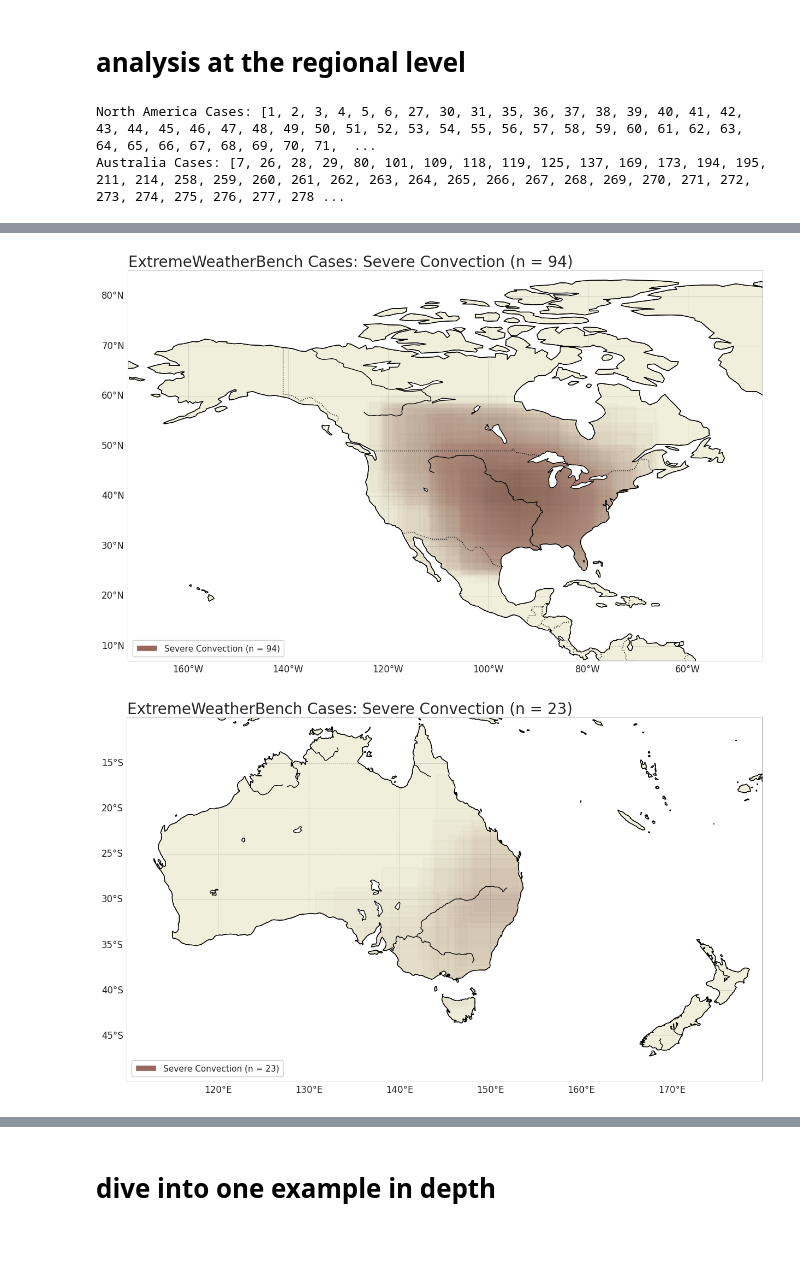
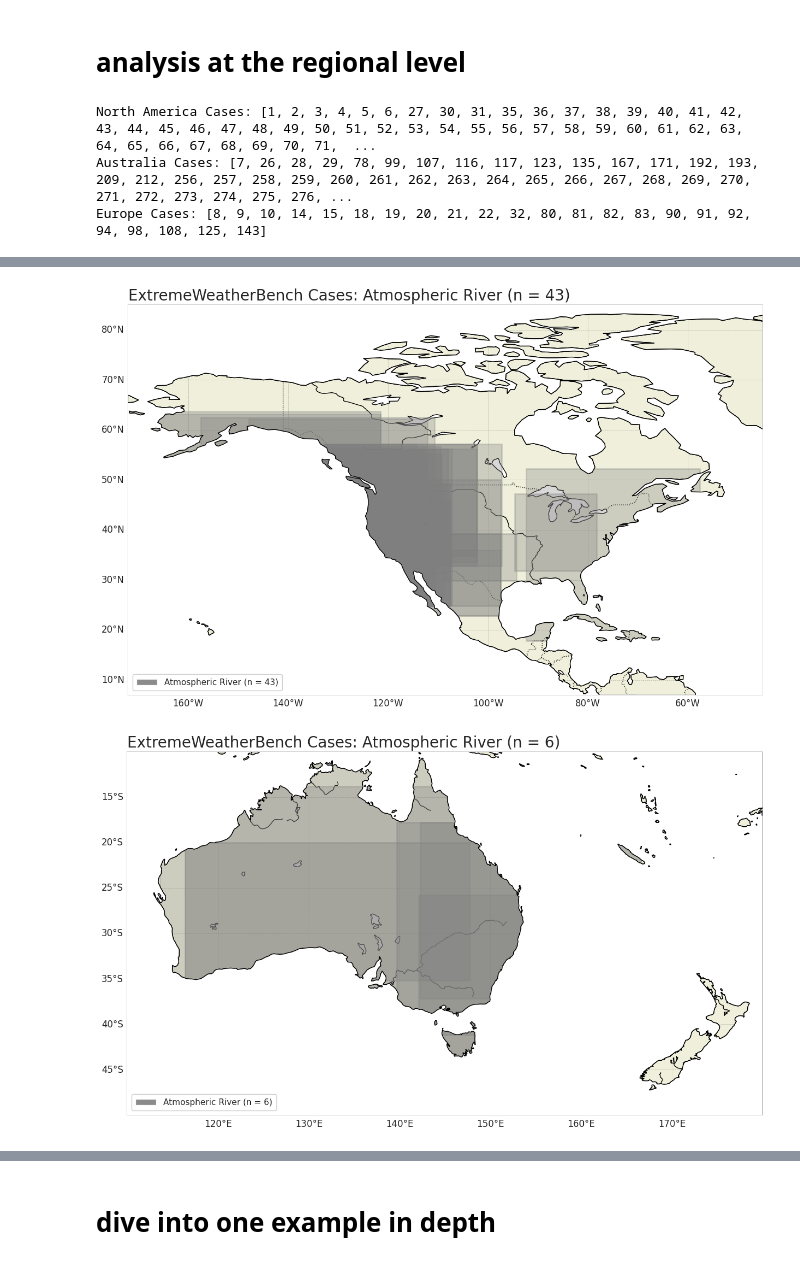
Before and after one commit to amymcgovern/extreme-weather-bench-paper, a Jupyter notebook: src/plots/ar_figures.ipynb, the cells around one changed output, grey strips where cells are left out. Cells and saved outputs as stored; diff of their text form; code cells hidden in the pictures.

```diff
--- a/src/plots/ar_figures.ipynb
+++ b/src/plots/ar_figures.ipynb
@@ -172,6 +237,11 @@ pp.plot_results_by_metric(data=ar_data_csi, settings=ar_settings_csi,
 na_bounding_box = [-172, -45, 7, 85]
 na_bounding_box_polygon = pp.get_polygon_from_bounding_box(na_bounding_box)
 na_bounding_region = regions.BoundingBoxRegion(latitude_min=7, latitude_max=85, longitude_min=-172, longitude_max=-45)
+
+# europe bounding box
+eu_bounding_box = [-10, 35, 20, 70]
+eu_bounding_box_polygon = pp.get_polygon_from_bounding_box(eu_bounding_box)
+eu_bounding_region = regions.BoundingBoxRegion(latitude_min=20, latitude_max=70, longitude_min=-10, longitude_max=35)
 
 # australia bounding box
 au_bounding_box = [110, 180, -50, -10]
@@ -181,26 +251,32 @@ au_bounding_region = regions.BoundingBoxRegion(latitude_min=-50, latitude_max=-1
 # break the cases into different lists
 na_subset = regions.RegionSubsetter(region=na_bounding_region, method='intersects').subset_case_collection(ewb_cases)
 au_subset = regions.RegionSubsetter(region=au_bounding_region, method='intersects').subset_case_collection(ewb_cases)
-
+eu_subset = regions.RegionSubsetter(region=eu_bounding_region, method='intersects').subset_case_collection(ewb_cases)
 na_case_ids = [n.case_id_number for n in na_subset.cases]
 au_case_ids = [n.case_id_number for n in au_subset.cases]
+eu_case_ids = [n.case_id_number for n in eu_subset.cases]
 
 print(f'North America Cases: {na_case_ids}')
 print(f'Australia Cases: {au_case_ids}')
+print(f'Europe Cases: {eu_case_ids}')
 
 # plot the regions
 pp.plot_boxes(
-    box_list=[na_bounding_box_polygon, au_bounding_box_polygon],
+    box_list=[na_bounding_box_polygon, au_bounding_box_polygon, eu_bounding_box_polygon],
     box_names=['North America', 'Europe', 'Australia'],
     title='Regions Used for Regional Analysis',
 )
 
 # plot North America cases
-pp.plot_all_cases(ewb_cases, event_type='severe_convection', bounding_box=na_bounding_box,
+pp.plot_all_cases(ewb_cases, event_type='atmospheric_river', bounding_box=na_bounding_box,
     fill_boxes=True)
 
-pp.plot_all_cases(ewb_cases, event_type='severe_convection', bounding_box=au_bounding_box,
+pp.plot_all_cases(ewb_cases, event_type='atmospheric_river', bounding_box=au_bounding_box,
     fill_boxes=True)
+
+pp.plot_all_cases(ewb_cases, event_type='atmospheric_river', bounding_box=eu_bounding_box,
+    fill_boxes=True)
 # %% [output]
 North America Cases: [1, 2, 3, 4, 5, 6, 27, 30, 31, 35, 36, 37, 38, 39, 40, 41, 42, 43, 44, 45, 46, 47, 48, 49, 50, 51, 52, 53, 54, 55, 56, 57, 58, 59, 60, 61, 62, 63, 64, 65, 66, 67, 68, 69, 70, 71,  ...
-Australia Cases: [7, 26, 28, 29, 80, 101, 109, 118, 119, 125, 137, 169, 173, 194, 195, 211, 214, 258, 259, 260, 261, 262, 263, 264, 265, 266, 267, 268, 269, 270, 271, 272, 273, 274, 275, 276, 277, 278 ...
+Australia Cases: [7, 26, 28, 29, 78, 99, 107, 116, 117, 123, 135, 167, 171, 192, 193, 209, 212, 256, 257, 258, 259, 260, 261, 262, 263, 264, 265, 266, 267, 268, 269, 270, 271, 272, 273, 274, 275, 276, ...
+Europe Cases: [8, 9, 10, 14, 15, 18, 19, 20, 21, 22, 32, 80, 81, 82, 83, 90, 91, 92, 94, 98, 108, 125, 143]
@@ -208,2 +284,2 @@ Australia Cases: [7, 26, 28, 29, 80, 101, 109, 118, 119, 125, 137, 169, 173, 194
-[figure, old version]
+[figure, new version]
-[figure, old version]
+[figure, new version]
```
Also changed, not shown: parts of 22 cells of this notebook.
